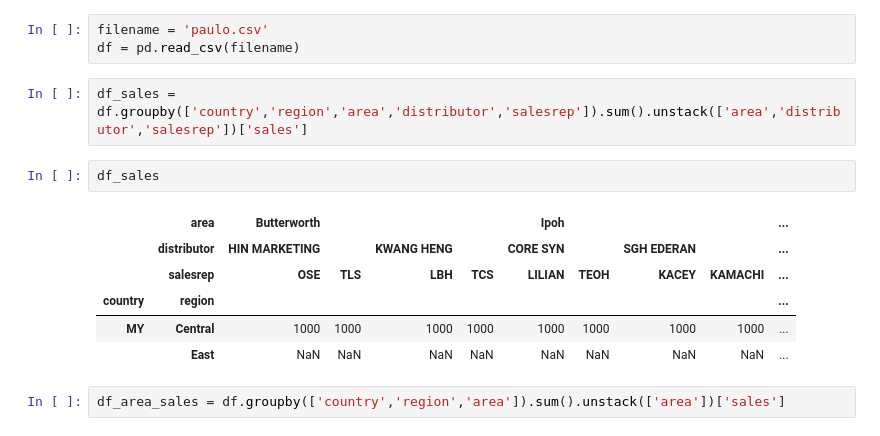
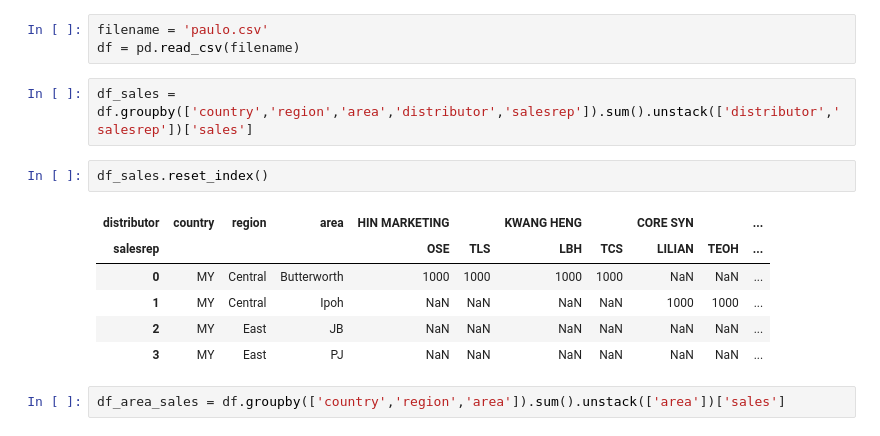
Before and after one commit to ogiaquino/tryp, a Jupyter notebook: crosstab.ipynb, the cells around one changed output. Cells and saved outputs as stored; diff of their text form.

```diff
--- a/crosstab.ipynb
+++ b/crosstab.ipynb
@@ -78,16 +85,16 @@ def label(ser):
 filename = 'paulo.csv'
 df = pd.read_csv(filename)
 # %%
-df_sales = df.groupby(['country','region','area','distributor','salesrep']).sum().unstack(['area','distributor','salesrep'])['sales']
+df_sales = df.groupby(['country','region','area','distributor','salesrep']).sum().unstack(['distributor','salesrep'])['sales']
 # %%
-df_sales
+df_sales.reset_index()
 # %% [output]
-|  | area | Butterworth |  |  |  | Ipoh |  |  |  | ... |
-|  | distributor | HIN MARKETING |  | KWANG HENG |  | CORE SYN |  | SGH EDERAN |  | ... |
-|  | salesrep | OSE | TLS | LBH | TCS | LILIAN | TEOH | KACEY | KAMACHI | ... |
-| country | region |  |  |  |  |  |  |  |  | ... |
-| MY | Central | 1000 | 1000 | 1000 | 1000 | 1000 | 1000 | 1000 | 1000 | ... |
-|  | East | NaN | NaN | NaN | NaN | NaN | NaN | NaN | NaN | ... |
+| distributor | country | region | area | HIN MARKETING |  | KWANG HENG |  | CORE SYN |  | ... |
+| salesrep |  |  |  | OSE | TLS | LBH | TCS | LILIAN | TEOH | ... |
+| 0 | MY | Central | Butterworth | 1000 | 1000 | 1000 | 1000 | NaN | NaN | ... |
+| 1 | MY | Central | Ipoh | NaN | NaN | NaN | NaN | 1000 | 1000 | ... |
+| 2 | MY | East | JB | NaN | NaN | NaN | NaN | NaN | NaN | ... |
+| 3 | MY | East | PJ | NaN | NaN | NaN | NaN | NaN | NaN | ... |
 # %%
 df_area_sales = df.groupby(['country','region','area']).sum().unstack(['area'])['sales']
 # %%
```
Also changed, not shown: parts of 7 cells of this notebook.
